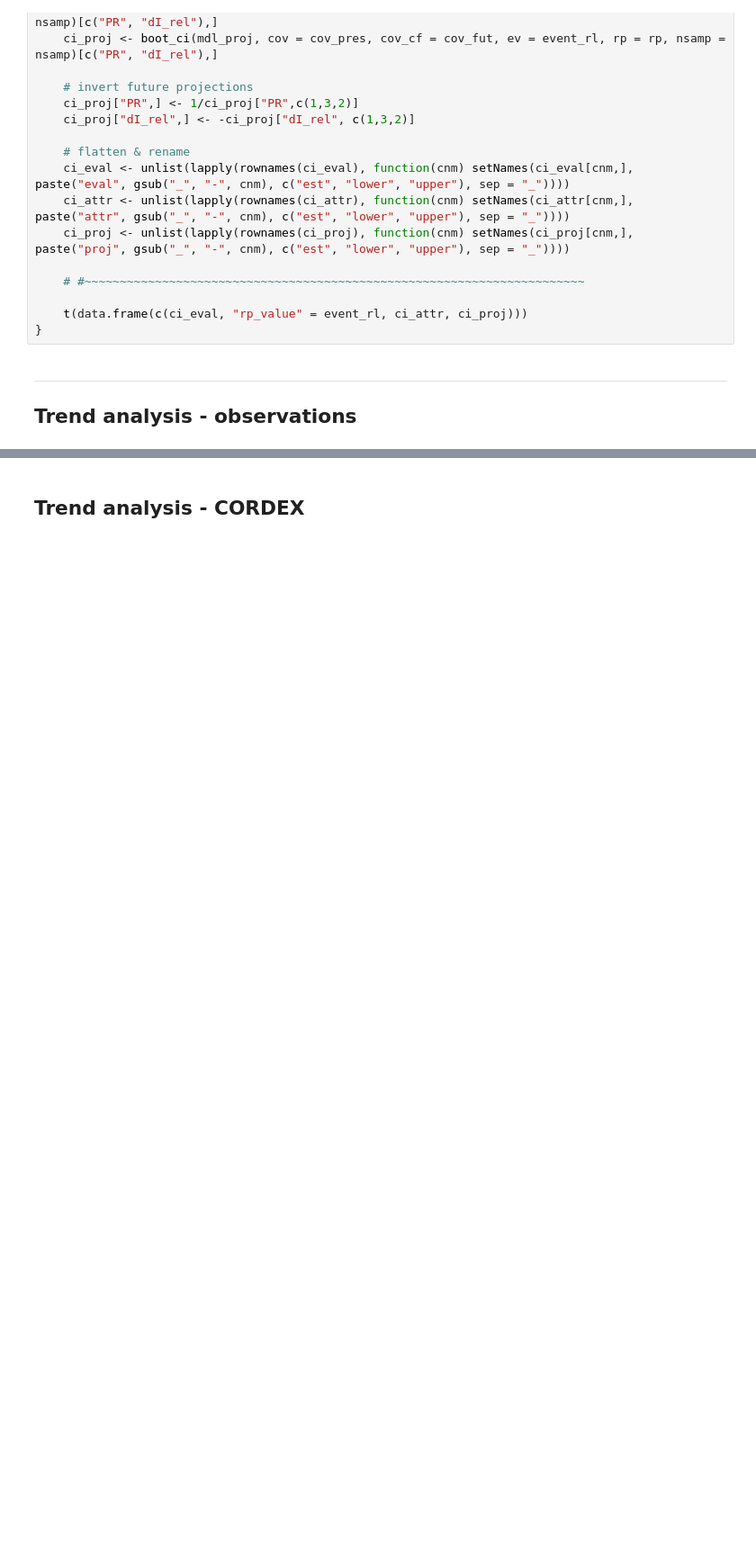
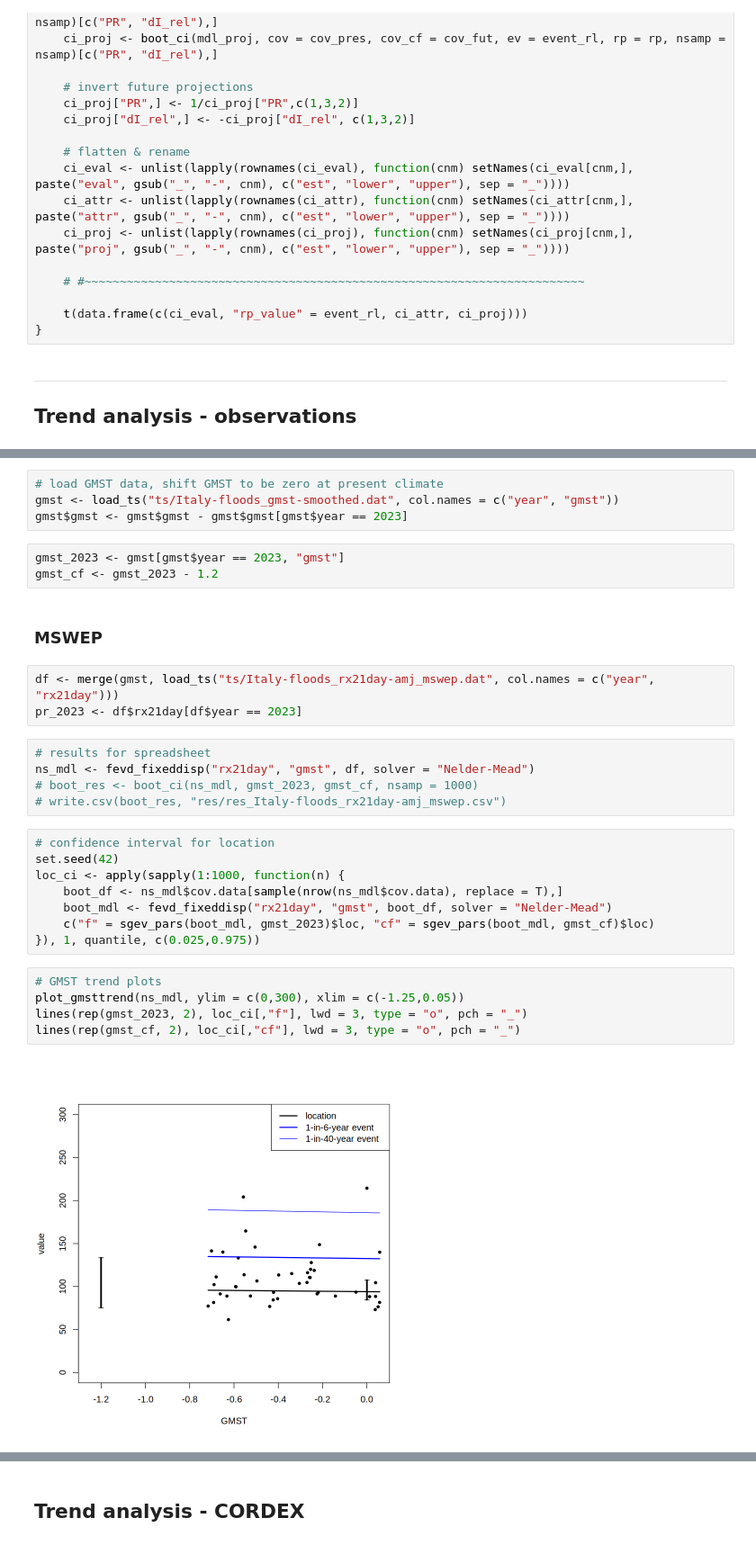
Before and after one commit to clairbarnes/wwa-archive, a Jupyter notebook: 23-04_Italy-floods/Italy-floods_0R_working.ipynb, the cells around one changed output, grey strips where cells are left out. Shown at 90% size. Saved outputs shown, nothing was run; the diff lists cells and outputs as text; blank space fills up the shorter version.

Commit message:
Italy flood analysis

```diff
--- a/23-04_Italy-floods/Italy-floods_0R_working.ipynb
+++ b/23-04_Italy-floods/Italy-floods_0R_working.ipynb
@@ -108,0 +99,32 @@ write.csv(t(boot_res), "res/res_Italy-floods_rx21day-amj_mswep.csv")
+# %%
+# load GMST data, shift GMST to be zero at present climate
+gmst <- load_ts("ts/Italy-floods_gmst-smoothed.dat", col.names = c("year", "gmst"))
+gmst$gmst <- gmst$gmst - gmst$gmst[gmst$year == 2023]
+# %%
+gmst_2023 <- gmst[gmst$year == 2023, "gmst"]
+gmst_cf <- gmst_2023 - 1.2
+# %% [markdown]
+### **MSWEP**
+# %%
+df <- merge(gmst, load_ts("ts/Italy-floods_rx21day-amj_mswep.dat", col.names = c("year", "rx21day")))
+pr_2023 <- df$rx21day[df$year == 2023]
+# %%
+# results for spreadsheet
+ns_mdl <- fevd_fixeddisp("rx21day", "gmst", df, solver = "Nelder-Mead")
+# boot_res <- boot_ci(ns_mdl, gmst_2023, gmst_cf, nsamp = 1000)
+# write.csv(boot_res, "res/res_Italy-floods_rx21day-amj_mswep.csv")
+# %%
+# confidence interval for location
+set.seed(42)
+loc_ci <- apply(sapply(1:1000, function(n) {
+    boot_df <- ns_mdl$cov.data[sample(nrow(ns_mdl$cov.data), replace = T),]
+    boot_mdl <- fevd_fixeddisp("rx21day", "gmst", boot_df, solver = "Nelder-Mead")
+    c("f" = sgev_pars(boot_mdl, gmst_2023)$loc, "cf" = sgev_pars(boot_mdl, gmst_cf)$loc)
+}), 1, quantile, c(0.025,0.975))
+# %%
+# GMST trend plots
+plot_gmsttrend(ns_mdl, ylim = c(0,300), xlim = c(-1.25,0.05))
+lines(rep(gmst_2023, 2), loc_ci[,"f"], lwd = 3, type = "o", pch = "_")
+lines(rep(gmst_cf, 2), loc_ci[,"cf"], lwd = 3, type = "o", pch = "_")
+# %% [output]
+[figure, added]
```
Also changed, not shown: parts of 25 cells of this notebook, 3 other files.
